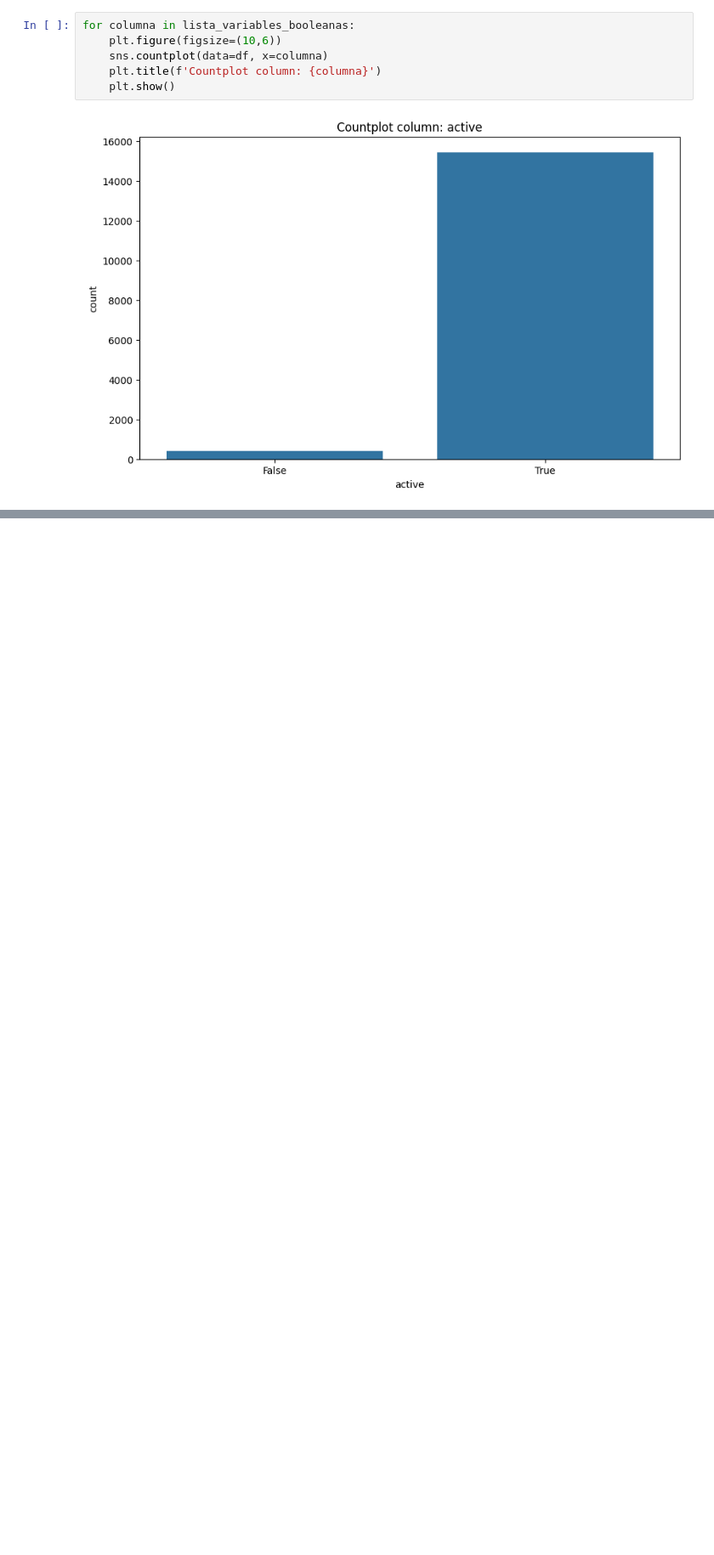
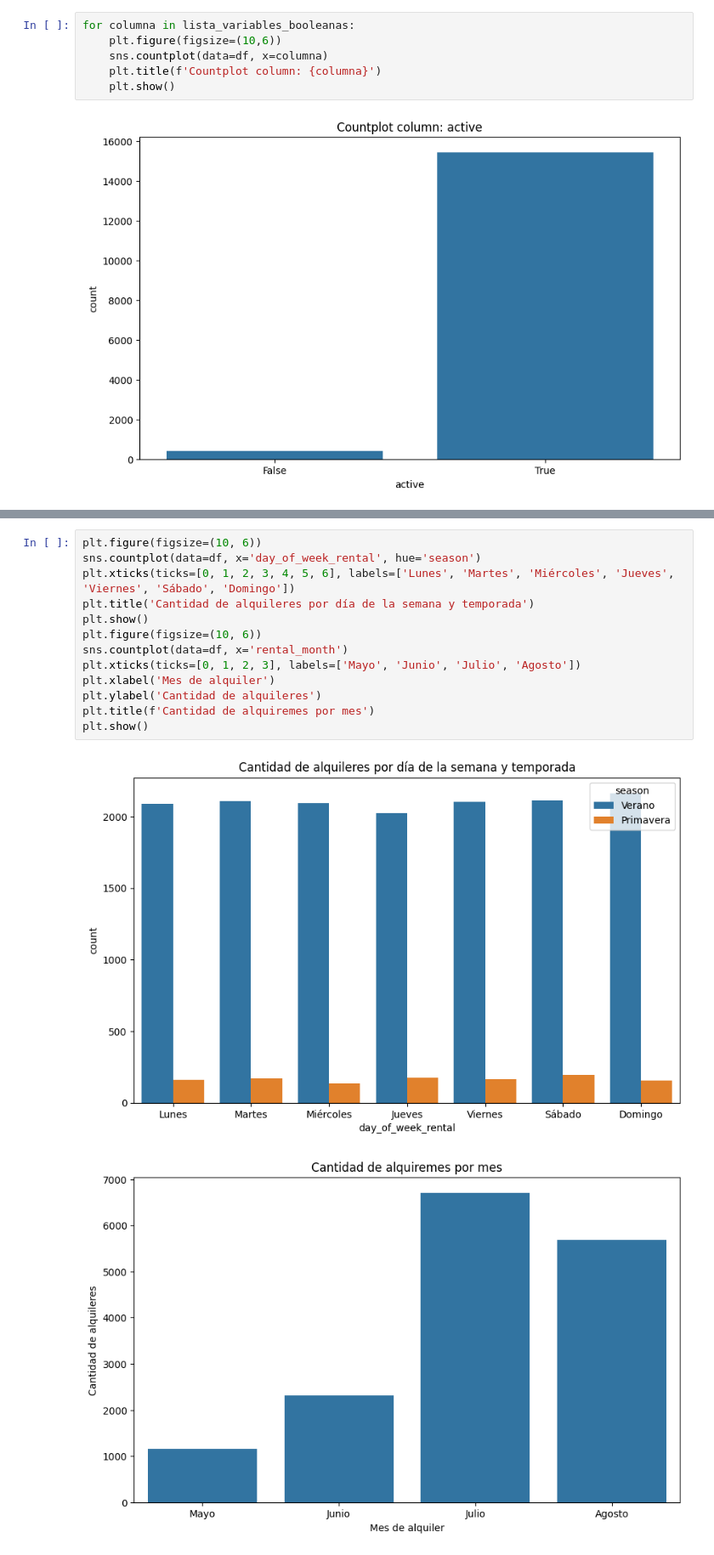
Before and after one commit to Bootcamp-DA-P2/Data-Automation-MySQL-Python-Excel-Grupo-4, a Jupyter notebook: notebooks/notebook.ipynb, the cells around one changed output, grey strips where cells are left out. Shown at 85% size. Saved outputs shown, nothing was run; the diff lists cells and outputs as text; blank space fills up the shorter version.

```diff
--- a/notebooks/notebook.ipynb
+++ b/notebooks/notebook.ipynb
@@ -294,0 +299,16 @@ for columna in lista_variables_booleanas:
+# %%
+plt.figure(figsize=(10, 6))
+sns.countplot(data=df, x='day_of_week_rental', hue='season')
+plt.xticks(ticks=[0, 1, 2, 3, 4, 5, 6], labels=['Lunes', 'Martes', 'Miércoles', 'Jueves', 'Viernes', 'Sábado', 'Domingo'])
+plt.title('Cantidad de alquileres por día de la semana y temporada')
+plt.show()
+plt.figure(figsize=(10, 6))
+sns.countplot(data=df, x='rental_month')
+plt.xticks(ticks=[0, 1, 2, 3], labels=['Mayo', 'Junio', 'Julio', 'Agosto'])
+plt.xlabel('Mes de alquiler')
+plt.ylabel('Cantidad de alquileres')
+plt.title(f'Cantidad de alquiremes por mes')
+plt.show()
+# %% [output]
+[figure, added]
+[figure, added]
```
Also changed, not shown: parts of 7 cells of this notebook.
